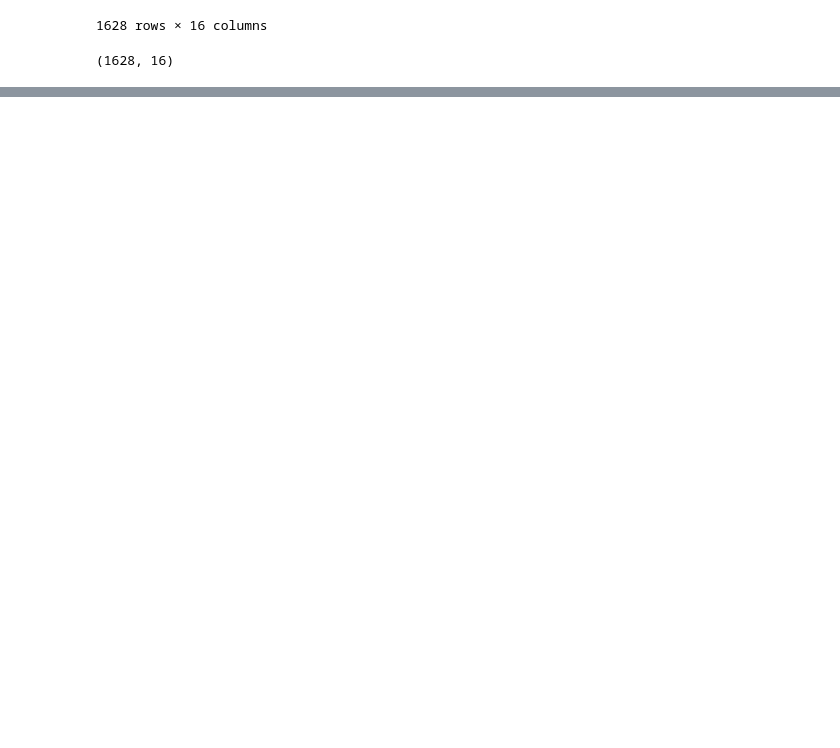
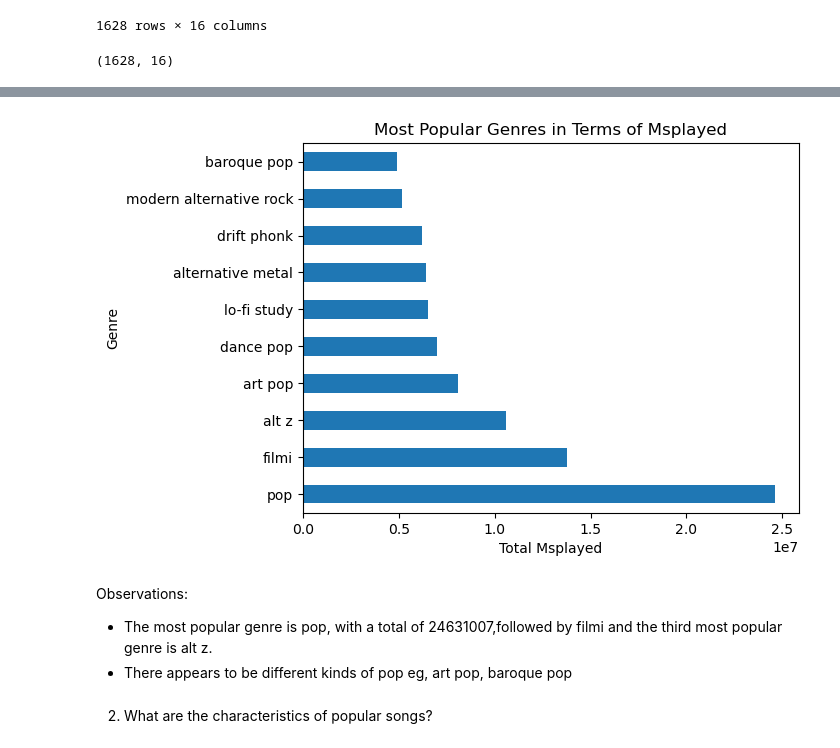
Before and after one commit to George-Mbugua/Music-Analysis, a Jupyter notebook: Music_Analysis.ipynb, the cells around one changed output, grey strips where cells are left out. Saved outputs shown, nothing was run; the diff lists cells and outputs as text; code cells hidden in the pictures; blank space fills up the shorter version.

```diff
--- a/Music_Analysis.ipynb
+++ b/Music_Analysis.ipynb
@@ -270,0 +319,7 @@ music.shape
+# %%
+#Grouping the data by Genre and Msplayed column within each group
+genre_msplayed = music.groupby('Genre')['Msplayed'].sum()
+# %%
+#Sorting the resulting Series in descending order
+genre_msplayed = genre_msplayed.sort_values(ascending=False).head(10)
+genre_msplayed
@@ -270,0 +339,17 @@ music.shape
+# %%
+#Creating a bar chart to visualize the most popular genres in terms of Msplayed
+fig = plt.figure()
+genre_msplayed.plot( x='Msplayed', y='Genre', kind='barh', )
+plt.title('Most Popular Genres in Terms of Msplayed')
+plt.xlabel('Total Msplayed')
+plt.ylabel('Genre')
+plt.show()
+fig.savefig('Images/Most Popular Genres in Terms of Msplayed')
+# %% [output]
+[figure, added]
+# %% [markdown]
+Observations:
+- The most popular genre is pop, with a total of 24631007,followed by filmi and the third most popular genre is alt z.
+- There appears to be different kinds of pop eg, art pop, baroque pop
+# %% [markdown]
+2. What are the characteristics of popular songs?
```
Also changed, not shown: parts of 13 cells of this notebook, 1 other file.
